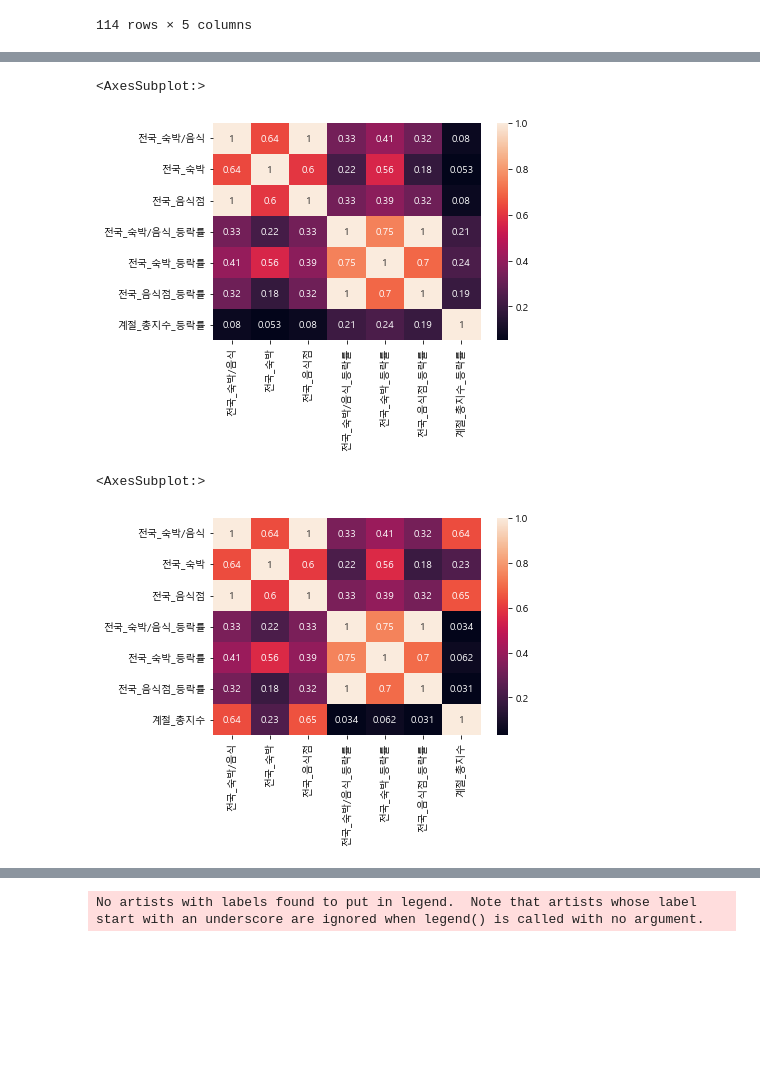
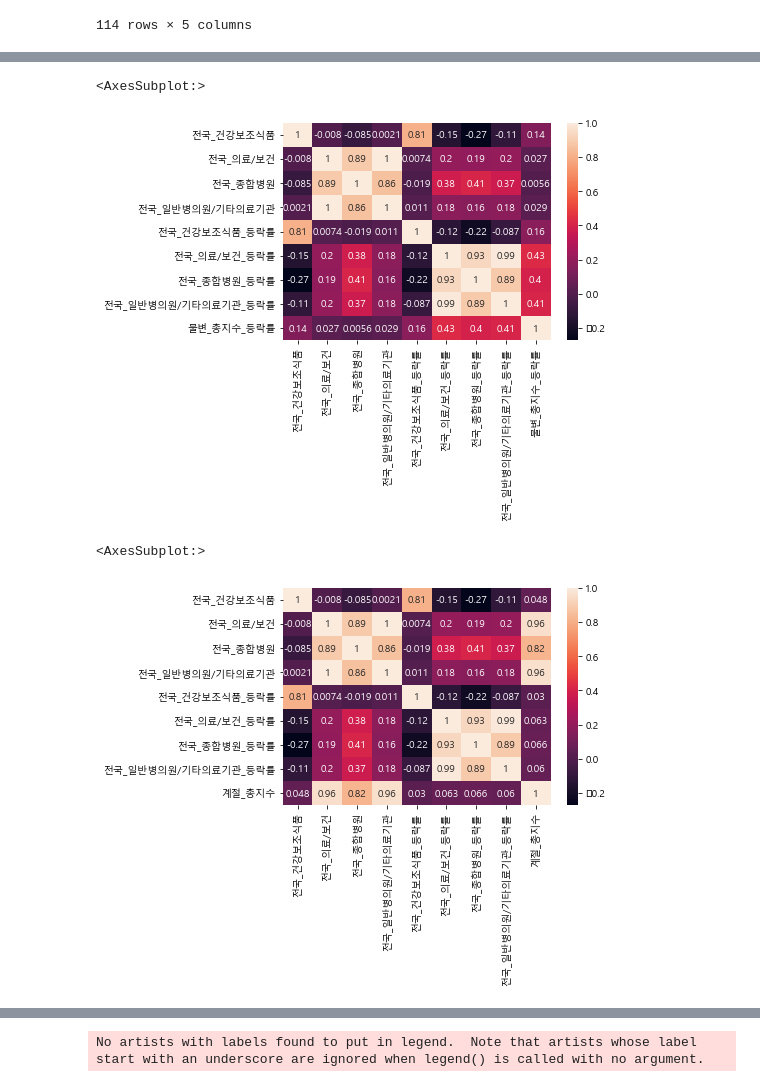
Before and after one commit to KJH3024/test, a Jupyter notebook: 프로젝트1/전국_카드.ipynb, the cells around one changed output, grey strips where cells are left out. Saved outputs shown, nothing was run; the diff lists cells and outputs as text; code cells hidden in the pictures; blank space fills up the shorter version.

```diff
--- a/프로젝트1/전국_카드.ipynb
+++ b/프로젝트1/전국_카드.ipynb
@@ -158,6 +224,3 @@ b = socell_df['계절_총지수_등락률']
 # %%
-q = socell_df['계절_총지수']
-w = socell_df['불변_총지수']
+c = socell_df['계절_총지수']
+d = socell_df['계절_총지수_등락률']
-# %%
-c = pd.concat([df_etc,a],axis=1)
-c
@@ -178,2 +226,0 @@ c
-# %%
-c.set_index('날짜', inplace=True)
@@ -184,3 +227,15 @@ r = pd.concat([df_etc,w],axis=1)
+# %%
+# 전국_건강지수
+df_hospital_b = pd.concat([df_hospital,a],axis=1)
+df_hospital_b1 = pd.concat([df_hospital,b],axis=1)
+df_hospital_s = pd.concat([df_hospital,c],axis=1)
+df_hospital_s1 = pd.concat([df_hospital,d],axis=1)
+
+# 전국_교육/기타
+df_etc_b = pd.concat([df_etc,a],axis=1)
+df_etc_b1 = pd.concat([df_etc,b],axis=1)
+df_etc_s = pd.concat([df_etc,c],axis=1)
+df_etc_s1 = pd.concat([df_etc,d],axis=1)
 # %%
 import seaborn as sns
 import matplotlib.pyplot as plt
@@ -195,19 +250,19 @@ import seaborn as sns
 import matplotlib.pyplot as plt
 
 plt.rcParams["font.family"] = "Malgun Gothic"
-sns.heatmap(d.corr(),annot=True)
+sns.heatmap(df_hospital_b1.corr(),annot=True)
 # %% [output]
 <AxesSubplot:>
-[figure, old version]
+[figure, new version]
 # %%
 import seaborn as sns
 import matplotlib.pyplot as plt
 
 plt.rcParams["font.family"] = "Malgun Gothic"
-sns.heatmap(e.corr(),annot=True)
+sns.heatmap(df_hospital_s.corr(),annot=True)
 # %% [output]
 <AxesSubplot:>
-[figure, old version]
+[figure, new version]
 # %%
 import seaborn as sns
 import matplotlib.pyplot as plt
```
Also changed, not shown: parts of 18 cells of this notebook.
